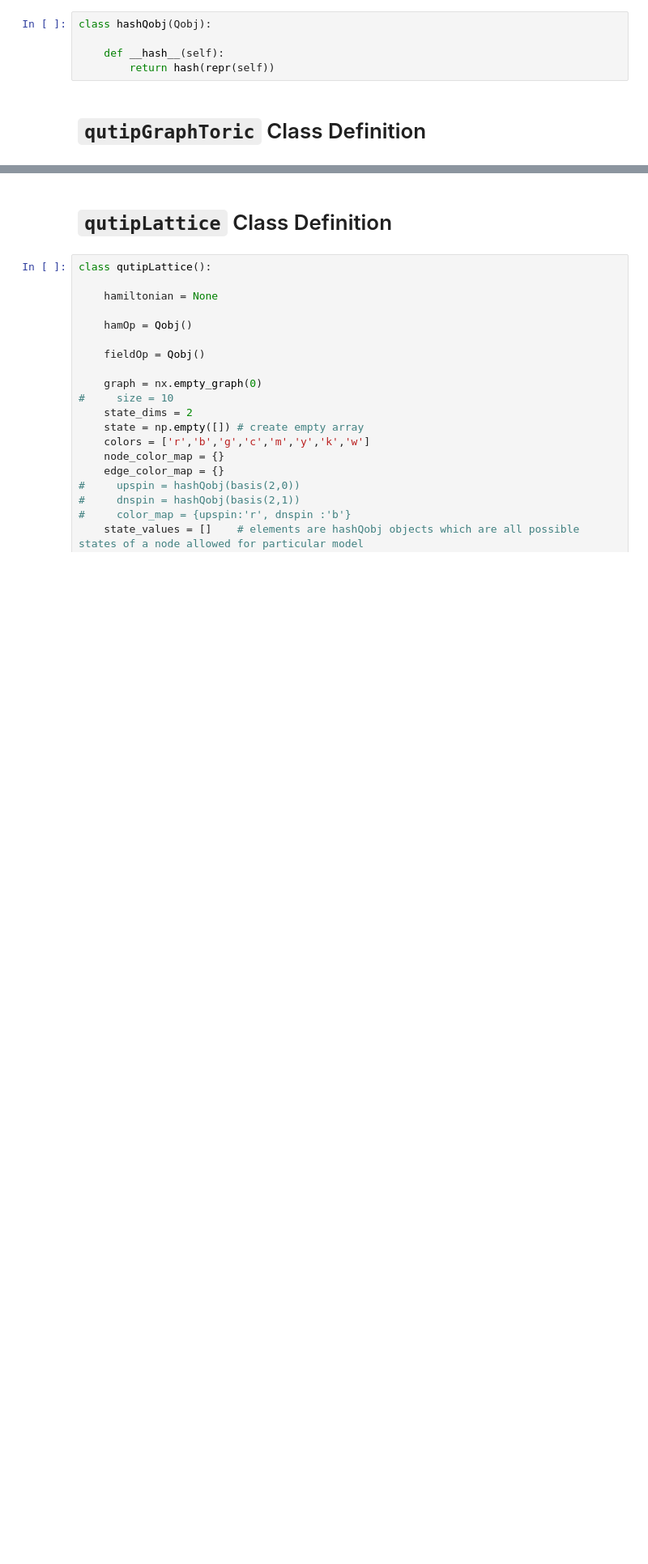
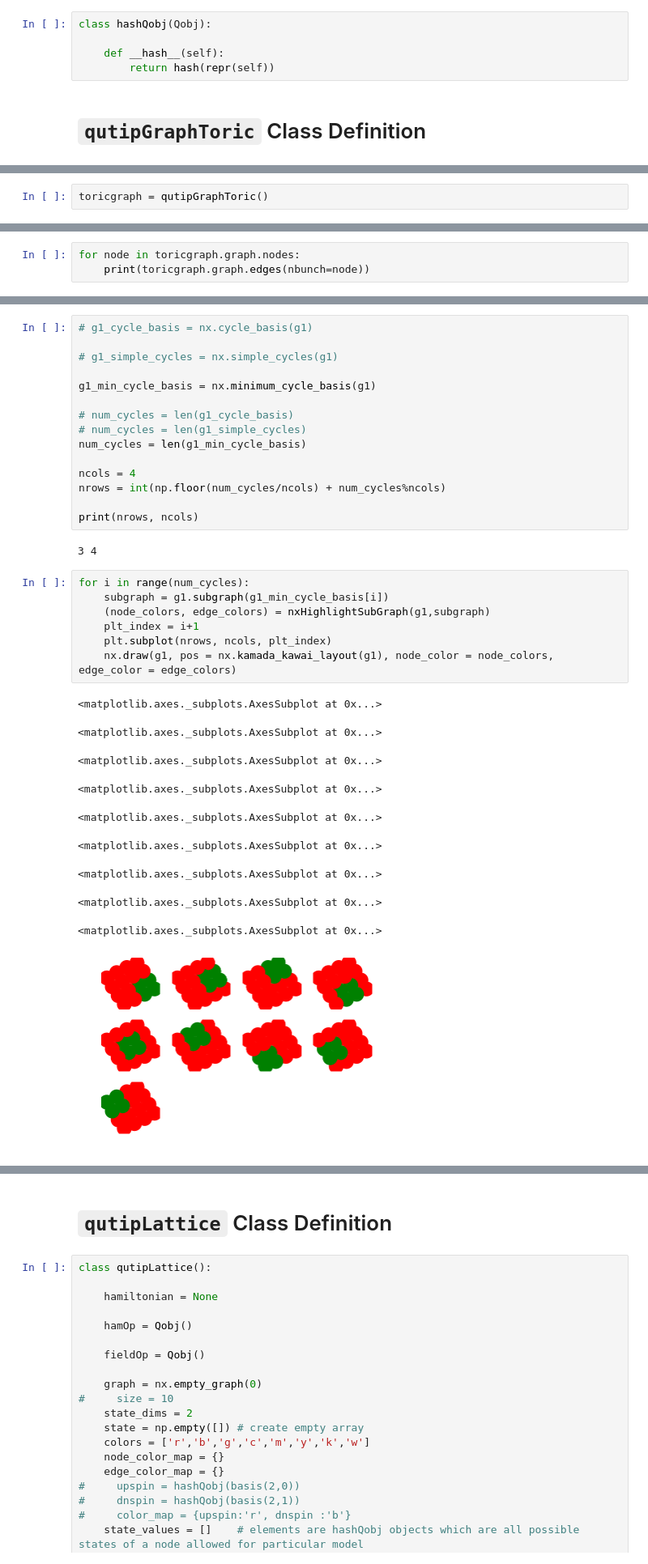
Before and after one commit to space-cadet/networkx-lattices, a Jupyter notebook: Lattices With NetworkX and QuTiP - Part 5, User Defined Hamiltonians.ipynb, the cells around one changed output, grey strips where cells are left out. Shown at 81% size. Cells and saved outputs as stored; diff of their text form; blank space fills up the shorter version.

```diff
--- a/Lattices With NetworkX and QuTiP - Part 5, User Defined Hamiltonians.ipynb
+++ b/Lattices With NetworkX and QuTiP - Part 5, User Defined Hamiltonians.ipynb
@@ -101,0 +168,2 @@ qutipGraphToric.mro?
+# %%
+toricgraph = qutipGraphToric()
@@ -101,0 +178,3 @@ qutipGraphToric.mro?
+# %%
+for node in toricgraph.graph.nodes:
+    print(toricgraph.graph.edges(nbunch=node))
@@ -101,0 +254,35 @@ qutipGraphToric.mro?
+# %%
+# g1_cycle_basis = nx.cycle_basis(g1)
+
+# g1_simple_cycles = nx.simple_cycles(g1)
+
+g1_min_cycle_basis = nx.minimum_cycle_basis(g1)
+
+# num_cycles = len(g1_cycle_basis)
+# num_cycles = len(g1_simple_cycles)
+num_cycles = len(g1_min_cycle_basis)
+
+ncols = 4
+nrows = int(np.floor(num_cycles/ncols) + num_cycles%ncols)
+
+print(nrows, ncols)
+# %% [output]
+3 4
+# %%
+for i in range(num_cycles):
+    subgraph = g1.subgraph(g1_min_cycle_basis[i])
+    (node_colors, edge_colors) = nxHighlightSubGraph(g1,subgraph)
+    plt_index = i+1
+    plt.subplot(nrows, ncols, plt_index)
+    nx.draw(g1, pos = nx.kamada_kawai_layout(g1), node_color = node_colors, edge_color = edge_colors)
+# %% [output]
+<matplotlib.axes._subplots.AxesSubplot at 0x...>
+<matplotlib.axes._subplots.AxesSubplot at 0x...>
+<matplotlib.axes._subplots.AxesSubplot at 0x...>
+<matplotlib.axes._subplots.AxesSubplot at 0x...>
+<matplotlib.axes._subplots.AxesSubplot at 0x...>
+<matplotlib.axes._subplots.AxesSubplot at 0x...>
+<matplotlib.axes._subplots.AxesSubplot at 0x...>
+<matplotlib.axes._subplots.AxesSubplot at 0x...>
+<matplotlib.axes._subplots.AxesSubplot at 0x...>
+[figure, added]
```
Also changed, not shown: parts of 78 cells of this notebook, 1 other file.
